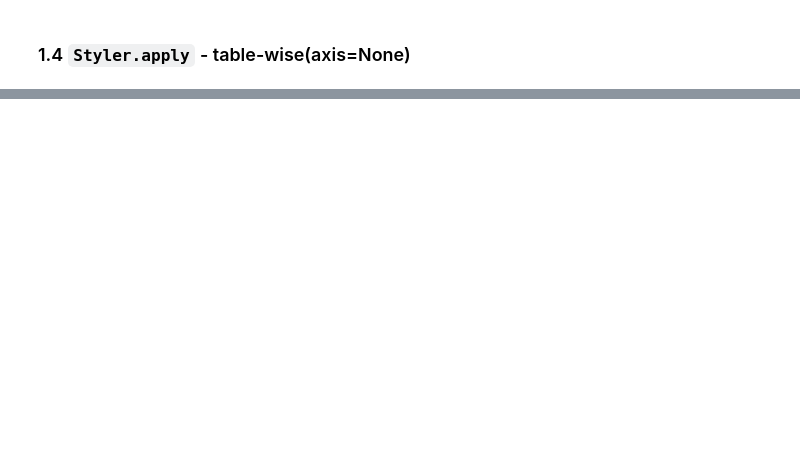
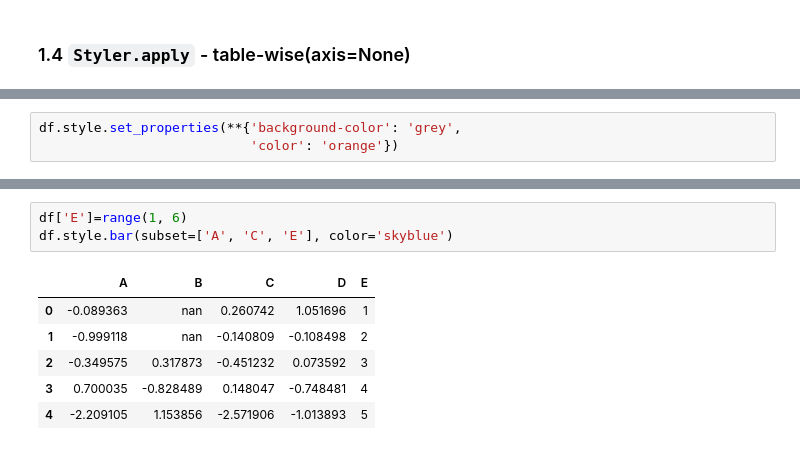
Before and after one commit to Tim-Abwao/learning-pandas, a Jupyter notebook: Going through the User Guide/Styling.ipynb, the cells around one changed output, grey strips where cells are left out. Saved outputs shown, nothing was run; the diff lists cells and outputs as text; blank space fills up the shorter version.

```diff
--- a/Going through the User Guide/Styling.ipynb
+++ b/Going through the User Guide/Styling.ipynb
@@ -135,0 +252,3 @@ df.style.format({'B': "{:0<4.0f}", 'D': '{:+.2f}'})
+# %%
+df.style.set_properties(**{'background-color': 'grey',
+                           'color': 'orange'})
@@ -135,0 +262,10 @@ df.style.format({'B': "{:0<4.0f}", 'D': '{:+.2f}'})
+# %%
+df['E']=range(1, 6)
+df.style.bar(subset=['A', 'C', 'E'], color='skyblue')
+# %% [output]
+|  | A | B | C | D | E |
+| 0 | -0.089363 | nan | 0.260742 | 1.051696 | 1 |
+| 1 | -0.999118 | nan | -0.140809 | -0.108498 | 2 |
+| 2 | -0.349575 | 0.317873 | -0.451232 | 0.073592 | 3 |
+| 3 | 0.700035 | -0.828489 | 0.148047 | -0.748481 | 4 |
+| 4 | -2.209105 | 1.153856 | -2.571906 | -1.013893 | 5 |
```
Also changed, not shown: parts of 52 cells of this notebook.
